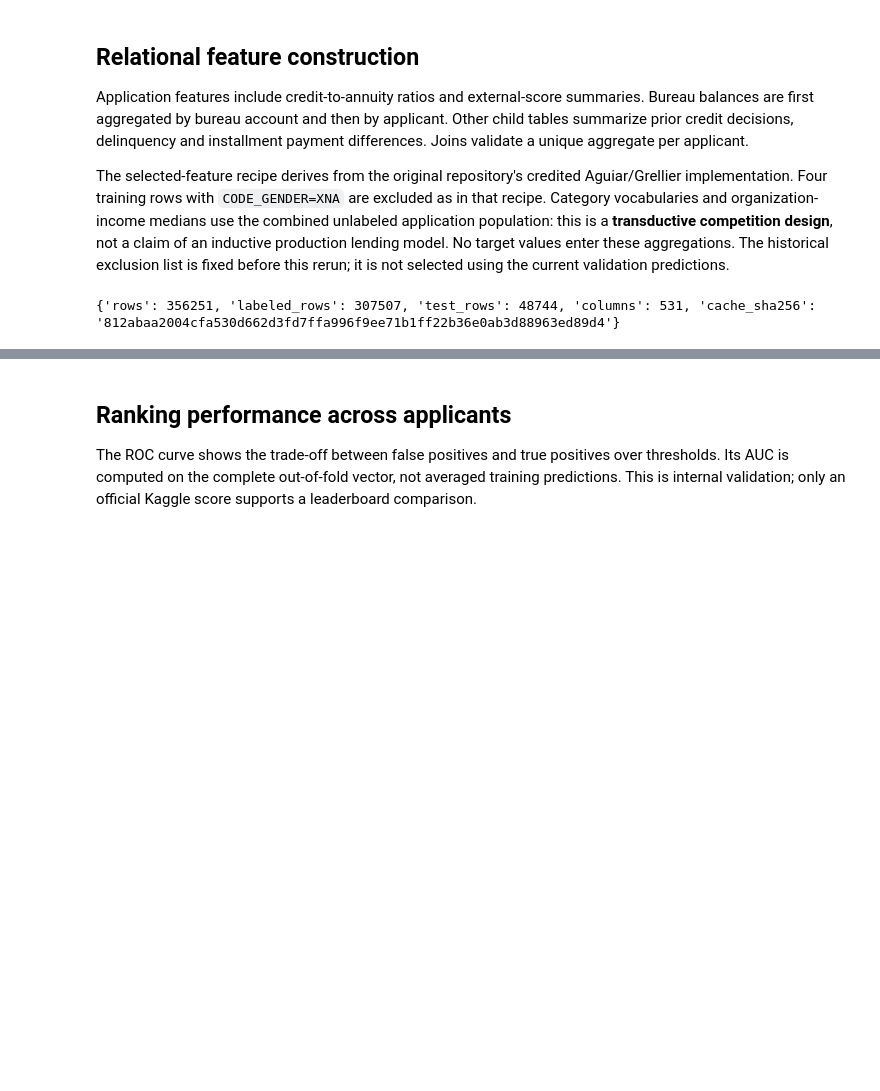
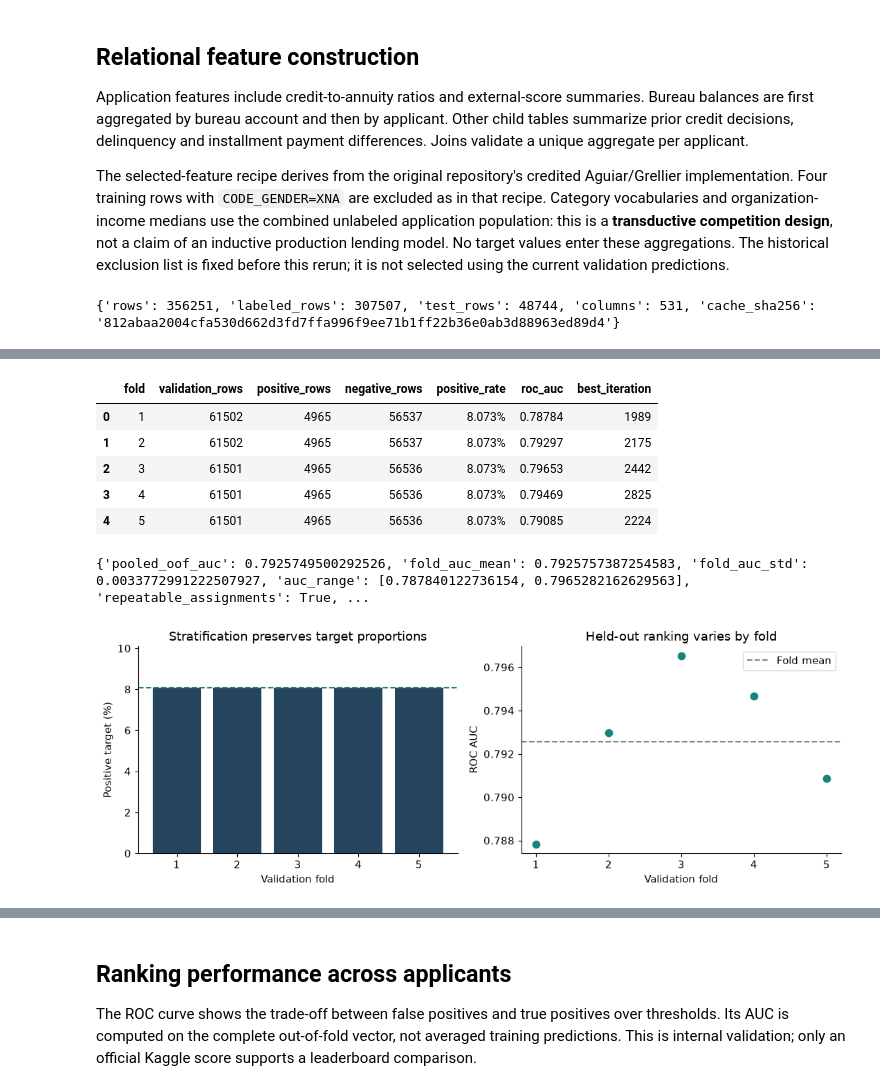
Before and after one commit to cttsai1985/kaggle-home-credit, a Jupyter notebook: notebooks/01-credit-risk.ipynb, the cells around one changed output, grey strips where cells are left out. Saved outputs shown, nothing was run; the diff lists cells and outputs as text; code cells hidden in the pictures; blank space fills up the shorter version.

```diff
--- a/notebooks/01-credit-risk.ipynb
+++ b/notebooks/01-credit-risk.ipynb
@@ -114,0 +114,32 @@ print(metrics)
+# %%
+report = analyze(CACHE, RUN_DIR, PROJECT / ".local/analyses/stratified.json")
+folds = pd.DataFrame(report["fold_metrics"])
+display(folds[["fold", "validation_rows", "positive_rows", "negative_rows", "positive_rate",
+               "roc_auc", "best_iteration"]].style.format({"positive_rate": "{:.3%}", "roc_auc": "{:.5f}"}))
+print({"pooled_oof_auc": report["pooled_oof_roc_auc"],
+       "fold_auc_mean": report["fold_auc_mean"], "fold_auc_std": report["fold_auc_std"],
+       "auc_range": [report["fold_auc_min"], report["fold_auc_max"]],
+       "repeatable_assignments": report["assignment_repeatable"],
+       "oof_coverage": report["oof_coverage"], "id_overlap": report["id_overlap"]})
+fig, axes = plt.subplots(1, 2, figsize=(11, 4))
+axes[0].bar(folds.fold, folds.positive_rate * 100, color="#25455f")
+axes[0].axhline(report["positive_rate"] * 100, color="#158577", linestyle="--")
+axes[0].set(xlabel="Validation fold", ylabel="Positive target (%)",
+            title="Stratification preserves target proportions", ylim=(0, report["positive_rate"] * 125))
+axes[1].scatter(folds.fold, folds.roc_auc, color="#158577", s=55)
+axes[1].axhline(report["fold_auc_mean"], color="#7c8995", linestyle="--", label="Fold mean")
+axes[1].set(xlabel="Validation fold", ylabel="ROC AUC", title="Held-out ranking varies by fold")
+axes[1].legend()
+for ax in axes:
+    ax.set_xticks(folds.fold)
+fig.tight_layout()
+plt.show()
+# %% [output]
+|  | fold | validation_rows | positive_rows | negative_rows | positive_rate | roc_auc | best_iteration |
+| 0 | 1 | 61502 | 4965 | 56537 | 8.073% | 0.78784 | 1989 |
+| 1 | 2 | 61502 | 4965 | 56537 | 8.073% | 0.79297 | 2175 |
+| 2 | 3 | 61501 | 4965 | 56536 | 8.073% | 0.79653 | 2442 |
+| 3 | 4 | 61501 | 4965 | 56536 | 8.073% | 0.79469 | 2825 |
+| 4 | 5 | 61501 | 4965 | 56536 | 8.073% | 0.79085 | 2224 |
+{'pooled_oof_auc': 0.7925749500292526, 'fold_auc_mean': 0.7925757387254583, 'fold_auc_std': 0.0033772991222507927, 'auc_range': [0.787840122736154, 0.7965282162629563], 'repeatable_assignments': True, ...
+[figure, added]
```
Also changed, not shown: parts of 12 cells of this notebook, 9 other files.
